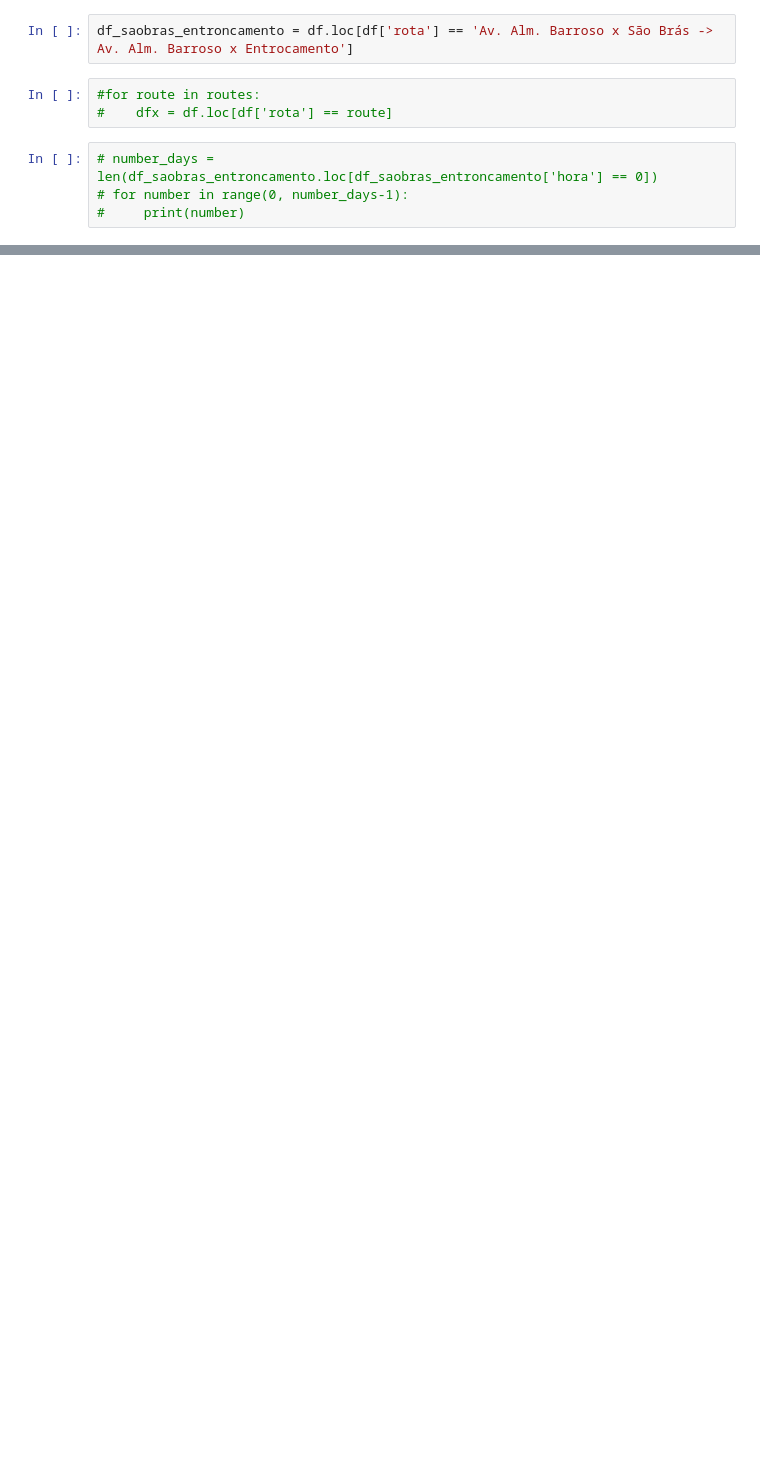
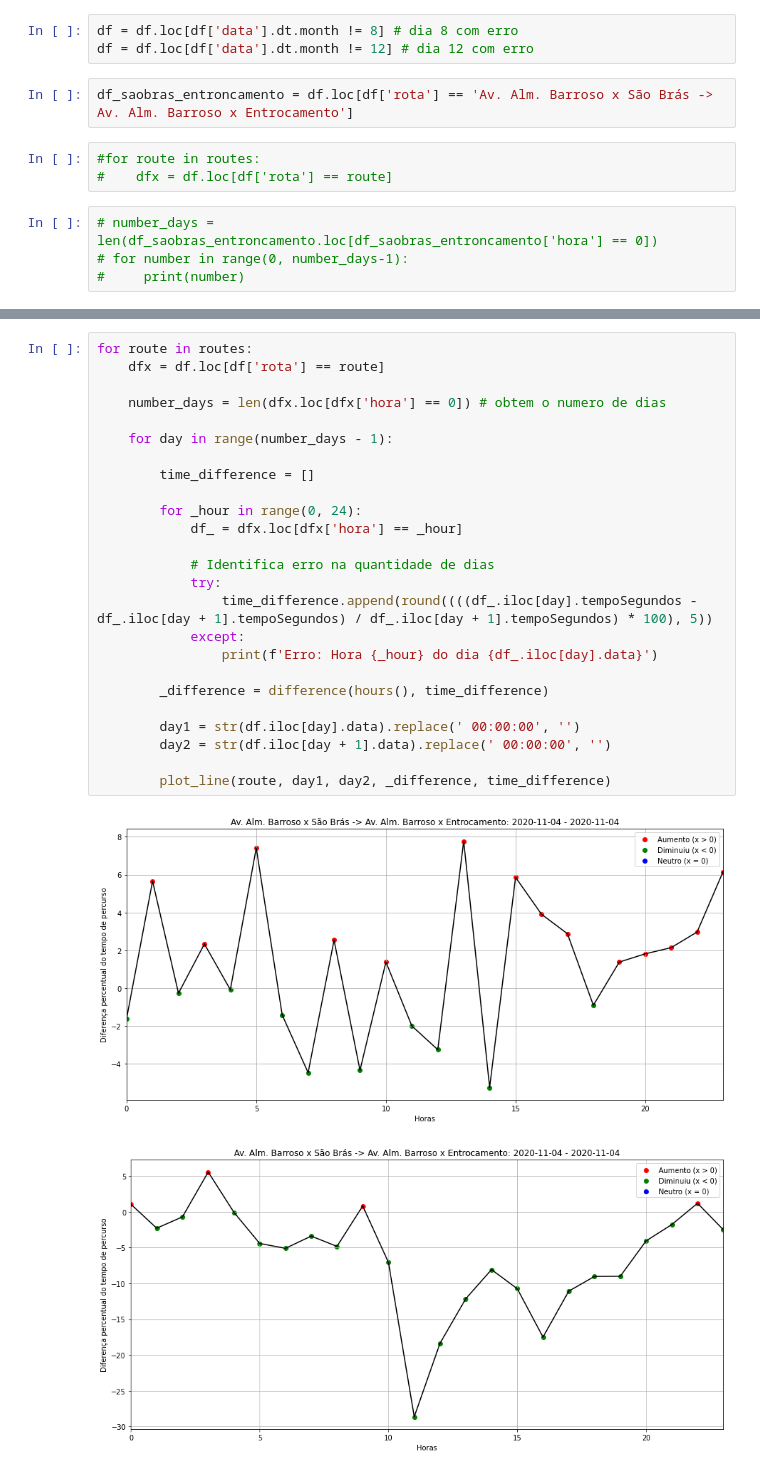
Before and after one commit to wagnernegrao/plot_policia, a Jupyter notebook: plot_dados_policia.ipynb, the cells around one changed output, grey strips where cells are left out. Saved outputs shown, nothing was run; the diff lists cells and outputs as text; blank space fills up the shorter version.

```diff
--- a/plot_dados_policia.ipynb
+++ b/plot_dados_policia.ipynb
@@ -12,6 +12,9 @@ df['hora'] = df.hora.apply(lambda hora: hora.replace(':', ''))
 df['hora'] = df['hora'].astype(int)
 # %%
 routes = df.rota.unique().tolist()
+# %%
+df = df.loc[df['data'].dt.month != 8] # dia 8 com erro
+df = df.loc[df['data'].dt.month != 12] # dia 12 com erro
 # %%
 df_saobras_entroncamento = df.loc[df['rota'] == 'Av. Alm. Barroso x São Brás -> Av. Alm. Barroso x Entrocamento']
 # %%
@@ -43,0 +35,28 @@ df_saobras_entroncamento.loc[df_saobras_entroncamento['data'] == '2020-12-04']
+# %%
+for route in routes:
+    dfx = df.loc[df['rota'] == route]
+
+    number_days = len(dfx.loc[dfx['hora'] == 0]) # obtem o numero de dias
+
+    for day in range(number_days - 1):
+
+        time_difference = []
+
+        for _hour in range(0, 24):
+            df_ = dfx.loc[dfx['hora'] == _hour]
+
+            # Identifica erro na quantidade de dias
+            try:
+                time_difference.append(round((((df_.iloc[day].tempoSegundos - df_.iloc[day + 1].tempoSegundos) / df_.iloc[day + 1].tempoSegundos) * 100), 5))
+            except:
+                print(f'Erro: Hora {_hour} do dia {df_.iloc[day].data}')
+
+        _difference = difference(hours(), time_difference)
+
+        day1 = str(df.iloc[day].data).replace(' 00:00:00', '')
+        day2 = str(df.iloc[day + 1].data).replace(' 00:00:00', '')
+
+        plot_line(route, day1, day2, _difference, time_difference)
+# %% [output]
+[figure, added]
+[figure, added]
```
Also changed, not shown: parts of 10 cells of this notebook.
